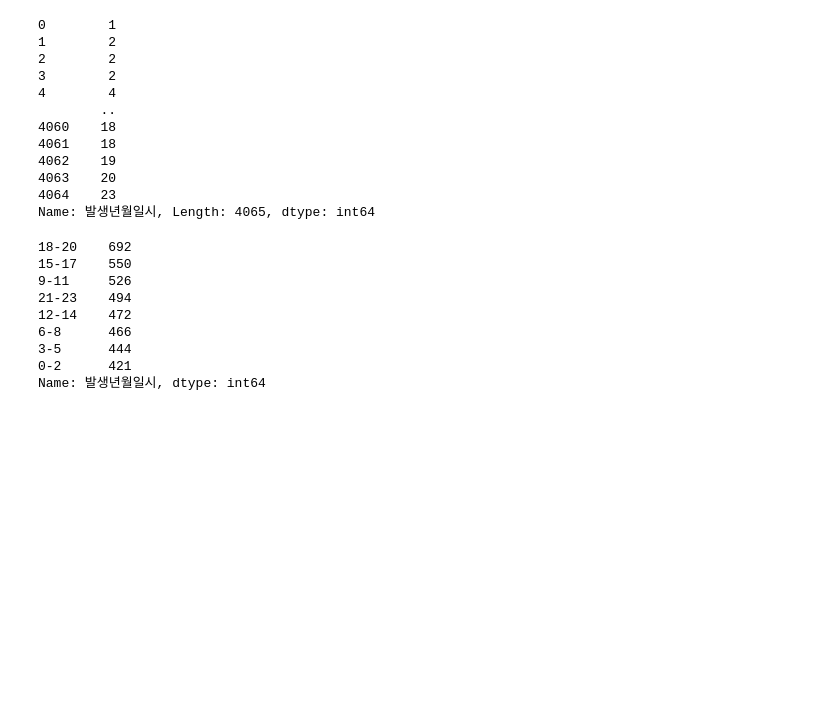
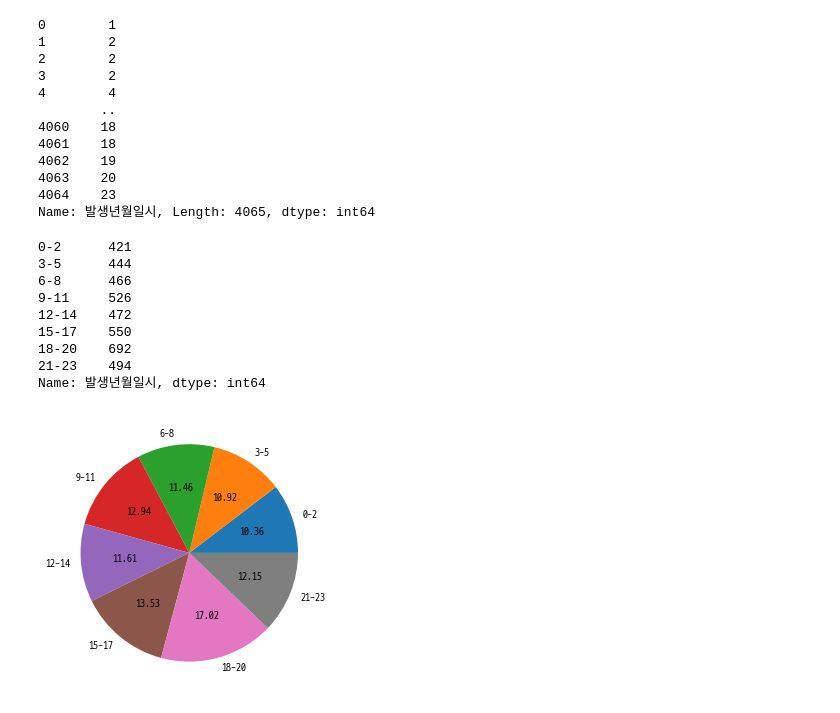
Before and after one commit to foxmanRealms/hrdPythonLib, a Jupyter notebook: Matplotlib_시각화라이브러리.ipynb, the cells around one changed output. Drawn from its saved outputs; the diff is of its cells as text; code cells hidden in the pictures; blank space fills up the shorter version.

```diff
--- a/Matplotlib_시각화라이브러리.ipynb
+++ b/Matplotlib_시각화라이브러리.ipynb
@@ -411,14 +402,21 @@ bins=[-1,2,5,8,11,14,17,20,23]  ### 실질적으로 데이터를 가르는 구
 labels=['0-2','3-5','6-8','9-11','12-14','15-17','18-20','21-23']### 라벨은 그냥 우리가 지정해주는 구간
 result=pd.cut(data['발생년월일시']%100,bins=bins,labels=labels)
 # %%
-result.value_counts()
+rs=result.value_counts().sort_index()
+rs
 # %% [output]
+0-2      421
+3-5      444
+6-8      466
+9-11     526
+12-14    472
+15-17    550
 18-20    692
-15-17    550
-9-11     526
 21-23    494
-12-14    472
-6-8      466
-3-5      444
-0-2      421
 Name: 발생년월일시, dtype: int64
+# %%
+plt.figure(figsize=(5,5) )
+plt.pie(rs, labels=labels,autopct='%.2f')  ### 파이차트 원 차트 그려본다
+plt.show()
+# %% [output]
+[figure, added]
```
Also changed, not shown: parts of 20 cells of this notebook.
